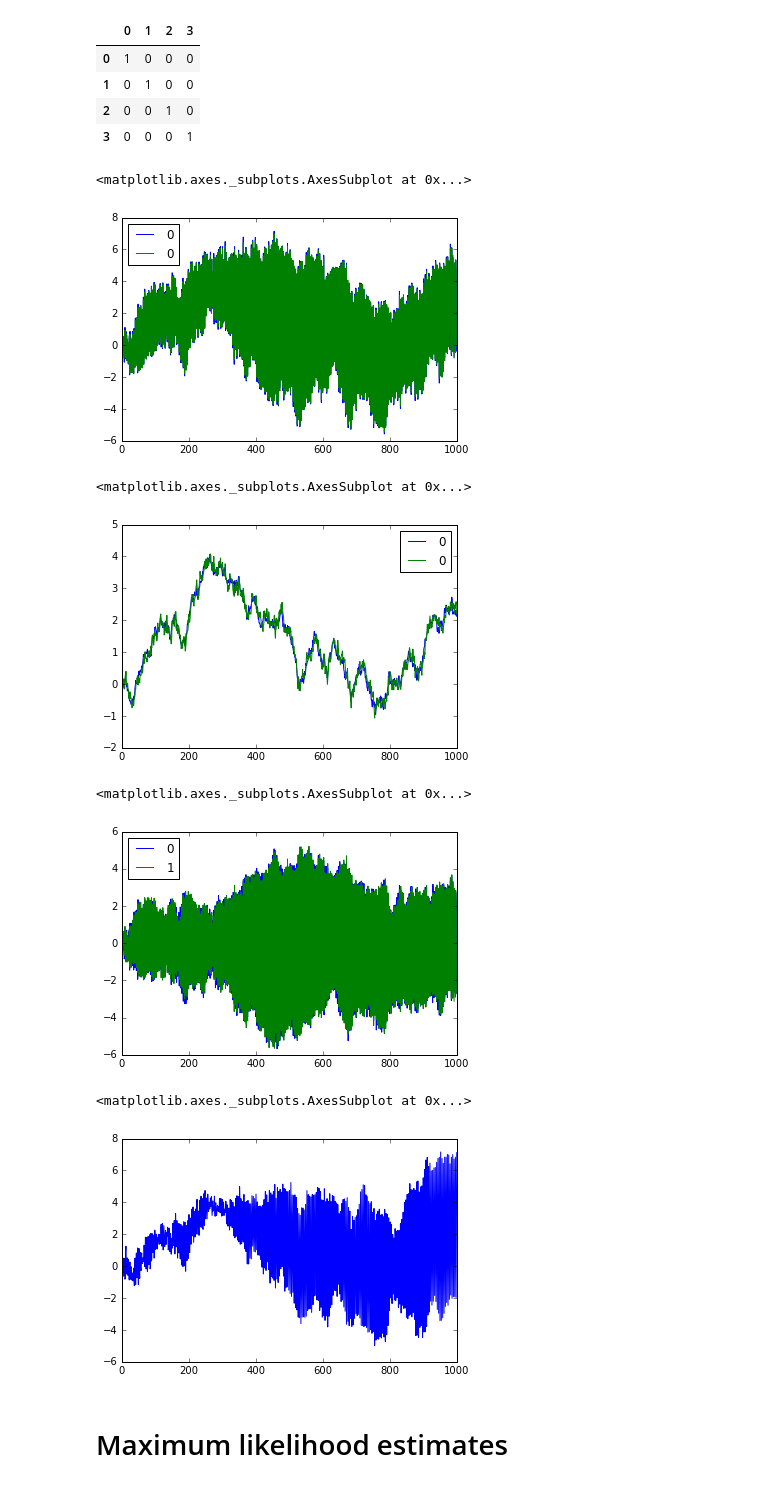
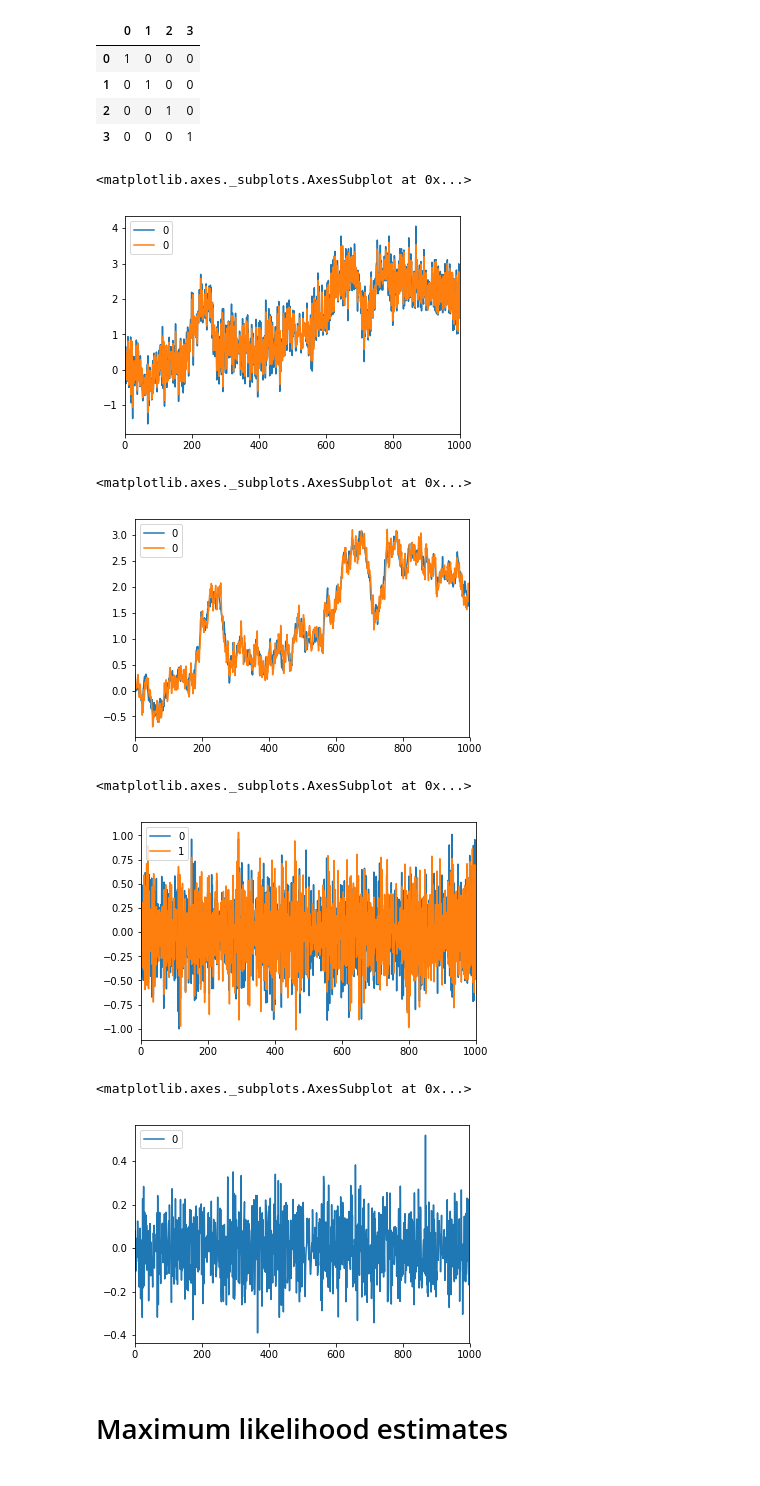
Before and after one commit to pedrobraz1990/BayesianEconometrics, a Jupyter notebook: Local Level Model.ipynb, the cells around one changed output. Cells and saved outputs as stored; diff of their text form; code cells hidden in the pictures.

```diff
--- a/Local Level Model.ipynb
+++ b/Local Level Model.ipynb
@@ -91,7 +92,7 @@ $$\mu_{t+1} = \mu_t + \xi_t, \qquad \xi_t \sim NID(0,\sigma^2_\xi) $$
 $$\gamma_{t+1} = -\gamma_{t} - \gamma_{t-1} - \theta_1\gamma_{t-2} + \omega_t \sim NID(0,\sigma^2_\omega) $$
 # %%
 n = 1000
-theta1 = 1
+theta1 = 0.7
 sigmaXi = 0.1
 sigmaOmega = 0.2
 sigmaEpsilon = 0.3
@@ -214,22 +215,22 @@ kf.runFilter()
 pd.concat([kf.y , kf.yhat],axis=1).plot()
 # %% [output]
 <matplotlib.axes._subplots.AxesSubplot at 0x...>
-[figure, old version]
+[figure, new version]
 # %%
 pd.concat([mi , kf.a[0]],axis=1).plot()
 # %% [output]
 <matplotlib.axes._subplots.AxesSubplot at 0x...>
-[figure, old version]
+[figure, new version]
 # %%
 pd.concat([gamma , kf.a[1]],axis=1).plot()
 # %% [output]
 <matplotlib.axes._subplots.AxesSubplot at 0x...>
-[figure, old version]
+[figure, new version]
 # %%
-(kf.a[0]-kf.a[0]-kf.a[1]).plot()
+(kf.y-kf.yhat).plot()
 # %% [output]
 <matplotlib.axes._subplots.AxesSubplot at 0x...>
-[figure, old version]
+[figure, new version]
 # %% [markdown]
 # Maximum likelihood estimates
 # %% [markdown]
```
Also changed, not shown: parts of 24 cells of this notebook, 1 other file.
